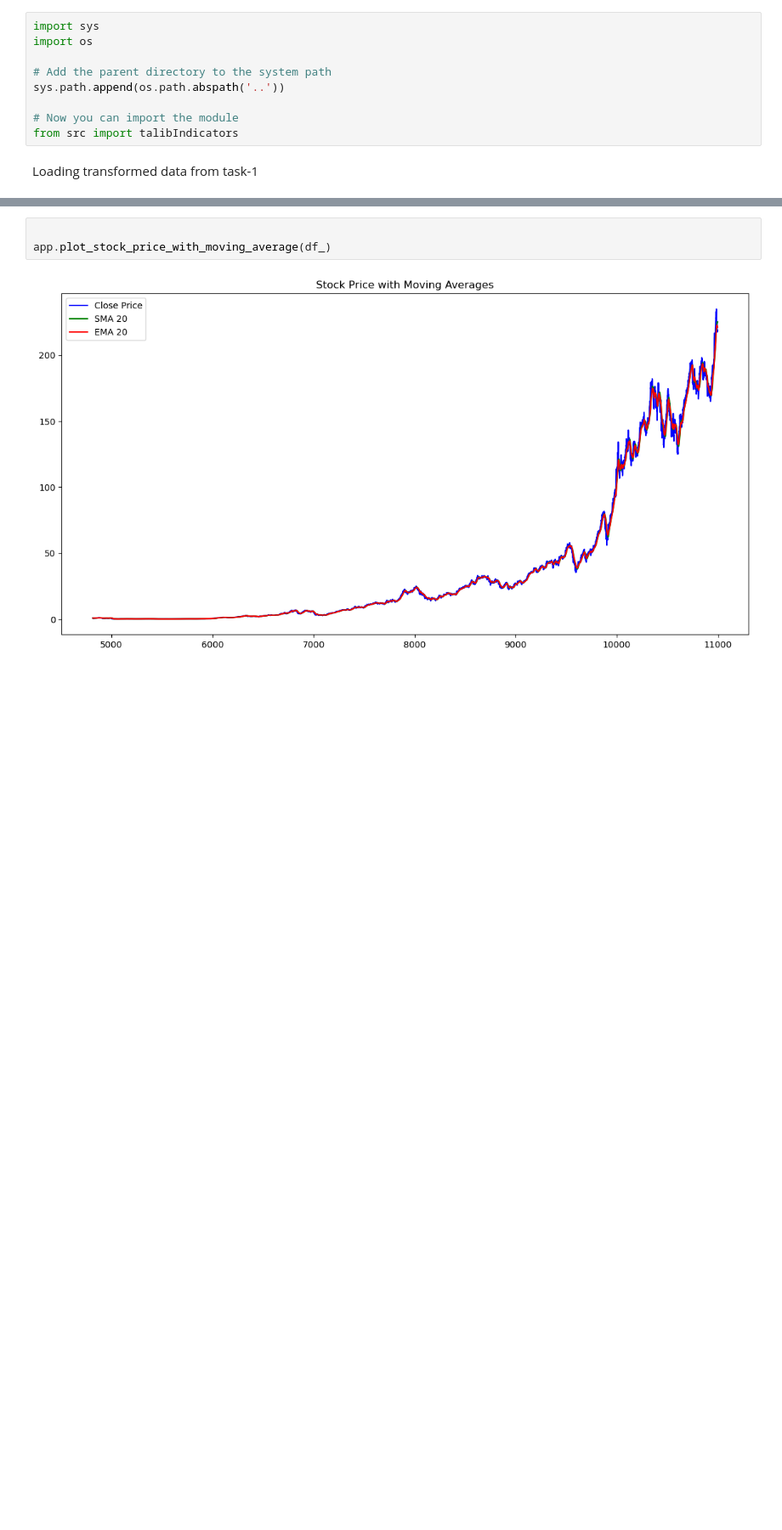
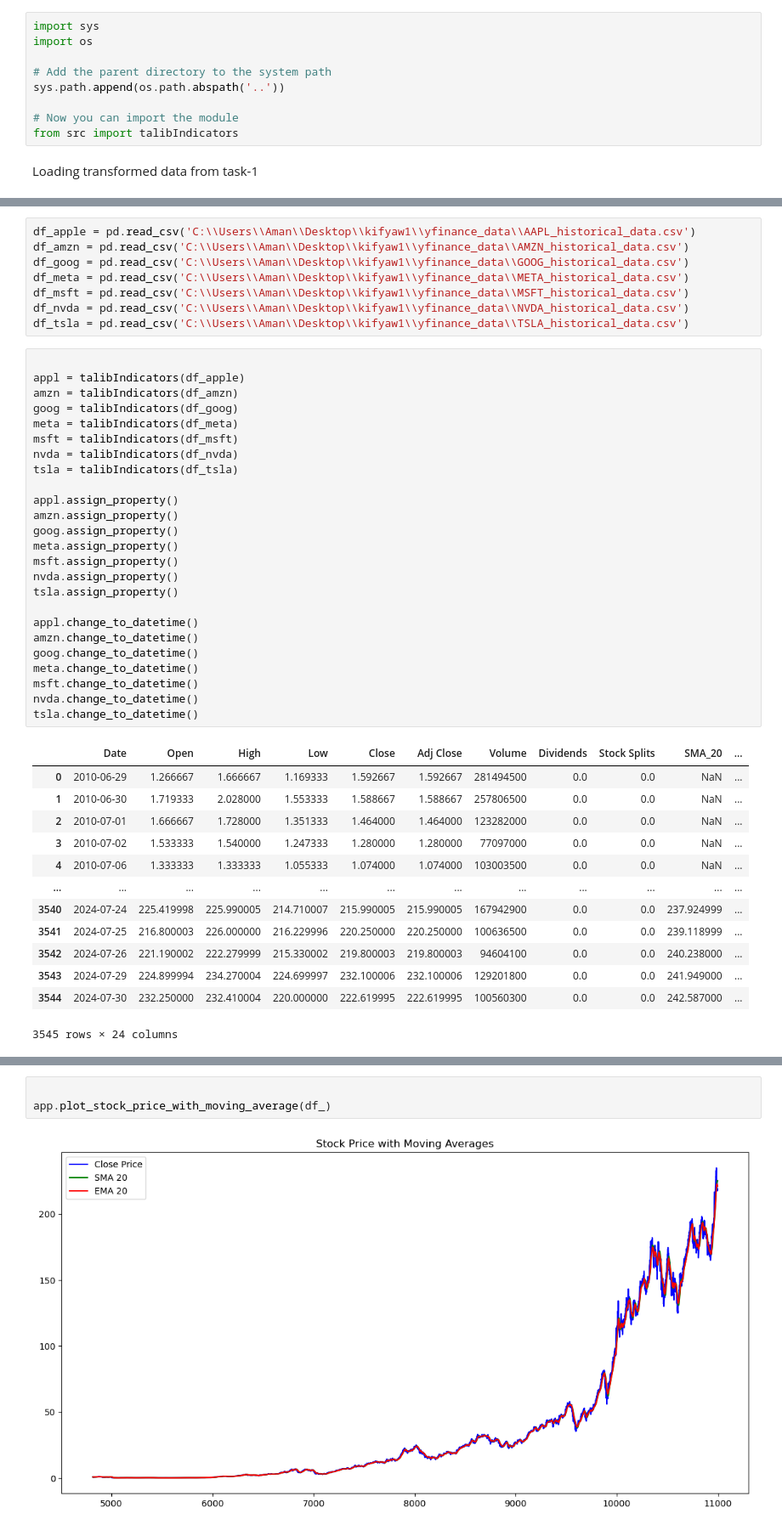
Before and after one commit to Amanzlastt/kifyaw1, a Jupyter notebook: notebooks/task-2.ipynb, the cells around one changed output, grey strips where cells are left out. Shown at 85% size. Cells and saved outputs as stored; diff of their text form; blank space fills up the shorter version.

```diff
--- a/notebooks/task-2.ipynb
+++ b/notebooks/task-2.ipynb
@@ -79,0 +17,47 @@ df_filtered.set_index(df_filtered['Date'])
+# %%
+df_apple = pd.read_csv('C:\\Users\\Aman\\Desktop\\kifyaw1\\yfinance_data\\AAPL_historical_data.csv')
+df_amzn = pd.read_csv('C:\\Users\\Aman\\Desktop\\kifyaw1\\yfinance_data\\AMZN_historical_data.csv')
+df_goog = pd.read_csv('C:\\Users\\Aman\\Desktop\\kifyaw1\\yfinance_data\\GOOG_historical_data.csv')
+df_meta = pd.read_csv('C:\\Users\\Aman\\Desktop\\kifyaw1\\yfinance_data\\META_historical_data.csv')
+df_msft = pd.read_csv('C:\\Users\\Aman\\Desktop\\kifyaw1\\yfinance_data\\MSFT_historical_data.csv')
+df_nvda = pd.read_csv('C:\\Users\\Aman\\Desktop\\kifyaw1\\yfinance_data\\NVDA_historical_data.csv')
+df_tsla = pd.read_csv('C:\\Users\\Aman\\Desktop\\kifyaw1\\yfinance_data\\TSLA_historical_data.csv')
+# %%
+
+appl = talibIndicators(df_apple)
+amzn = talibIndicators(df_amzn)
+goog = talibIndicators(df_goog)
+meta = talibIndicators(df_meta)
+msft = talibIndicators(df_msft)
+nvda = talibIndicators(df_nvda)
+tsla = talibIndicators(df_tsla)
+
+appl.assign_property()
+amzn.assign_property()
+goog.assign_property()
+meta.assign_property()
+msft.assign_property()
+nvda.assign_property()
+tsla.assign_property()
+
+appl.change_to_datetime()
+amzn.change_to_datetime()
+goog.change_to_datetime()
+meta.change_to_datetime()
+msft.change_to_datetime()
+nvda.change_to_datetime()
+tsla.change_to_datetime()
+# %% [output]
+|  | Date | Open | High | Low | Close | Adj Close | Volume | Dividends | Stock Splits | SMA_20 | ... |
+| 0 | 2010-06-29 | 1.266667 | 1.666667 | 1.169333 | 1.592667 | 1.592667 | 281494500 | 0.0 | 0.0 | NaN | ... |
+| 1 | 2010-06-30 | 1.719333 | 2.028000 | 1.553333 | 1.588667 | 1.588667 | 257806500 | 0.0 | 0.0 | NaN | ... |
+| 2 | 2010-07-01 | 1.666667 | 1.728000 | 1.351333 | 1.464000 | 1.464000 | 123282000 | 0.0 | 0.0 | NaN | ... |
+| 3 | 2010-07-02 | 1.533333 | 1.540000 | 1.247333 | 1.280000 | 1.280000 | 77097000 | 0.0 | 0.0 | NaN | ... |
+| 4 | 2010-07-06 | 1.333333 | 1.333333 | 1.055333 | 1.074000 | 1.074000 | 103003500 | 0.0 | 0.0 | NaN | ... |
+| ... | ... | ... | ... | ... | ... | ... | ... | ... | ... | ... | ... |
+| 3540 | 2024-07-24 | 225.419998 | 225.990005 | 214.710007 | 215.990005 | 215.990005 | 167942900 | 0.0 | 0.0 | 237.924999 | ... |
+| 3541 | 2024-07-25 | 216.800003 | 226.000000 | 216.229996 | 220.250000 | 220.250000 | 100636500 | 0.0 | 0.0 | 239.118999 | ... |
+| 3542 | 2024-07-26 | 221.190002 | 222.279999 | 215.330002 | 219.800003 | 219.800003 | 94604100 | 0.0 | 0.0 | 240.238000 | ... |
+| 3543 | 2024-07-29 | 224.899994 | 234.270004 | 224.699997 | 232.100006 | 232.100006 | 129201800 | 0.0 | 0.0 | 241.949000 | ... |
+| 3544 | 2024-07-30 | 232.250000 | 232.410004 | 220.000000 | 222.619995 | 222.619995 | 100560300 | 0.0 | 0.0 | 242.587000 | ... |
+3545 rows × 24 columns
```
Also changed, not shown: parts of 6 cells of this notebook.
